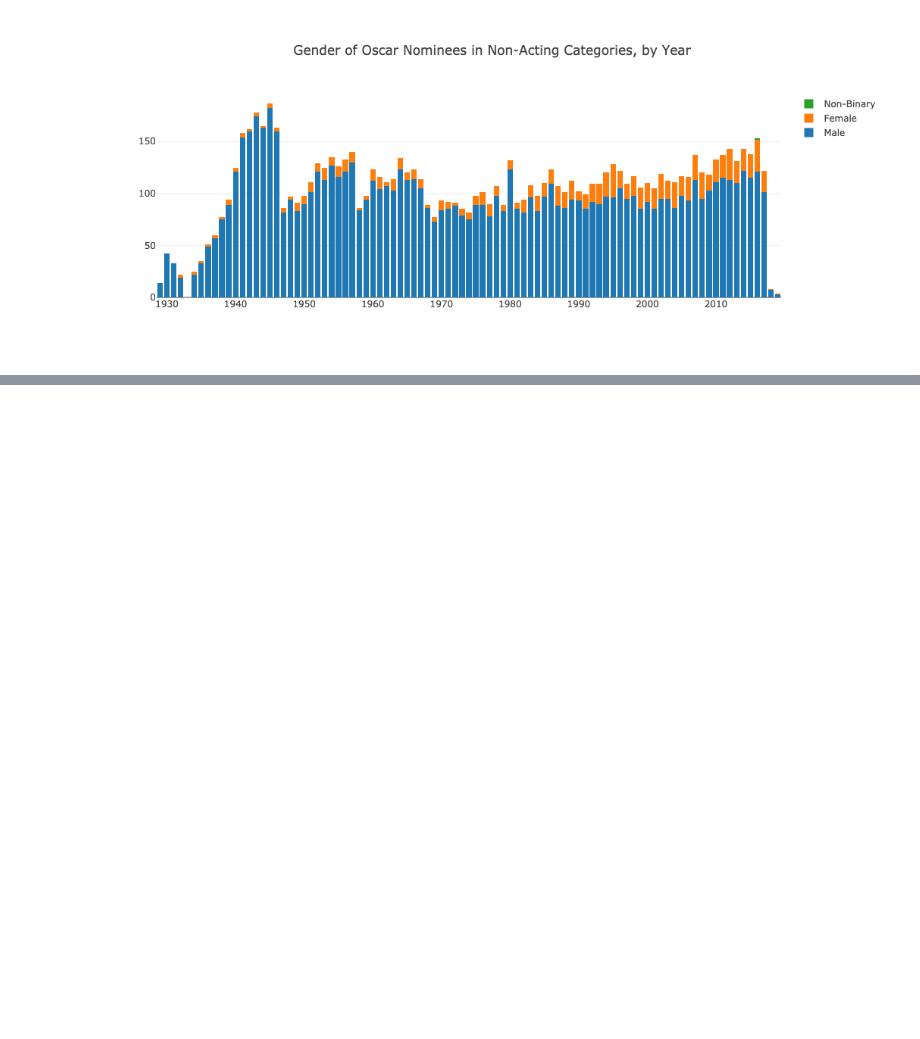
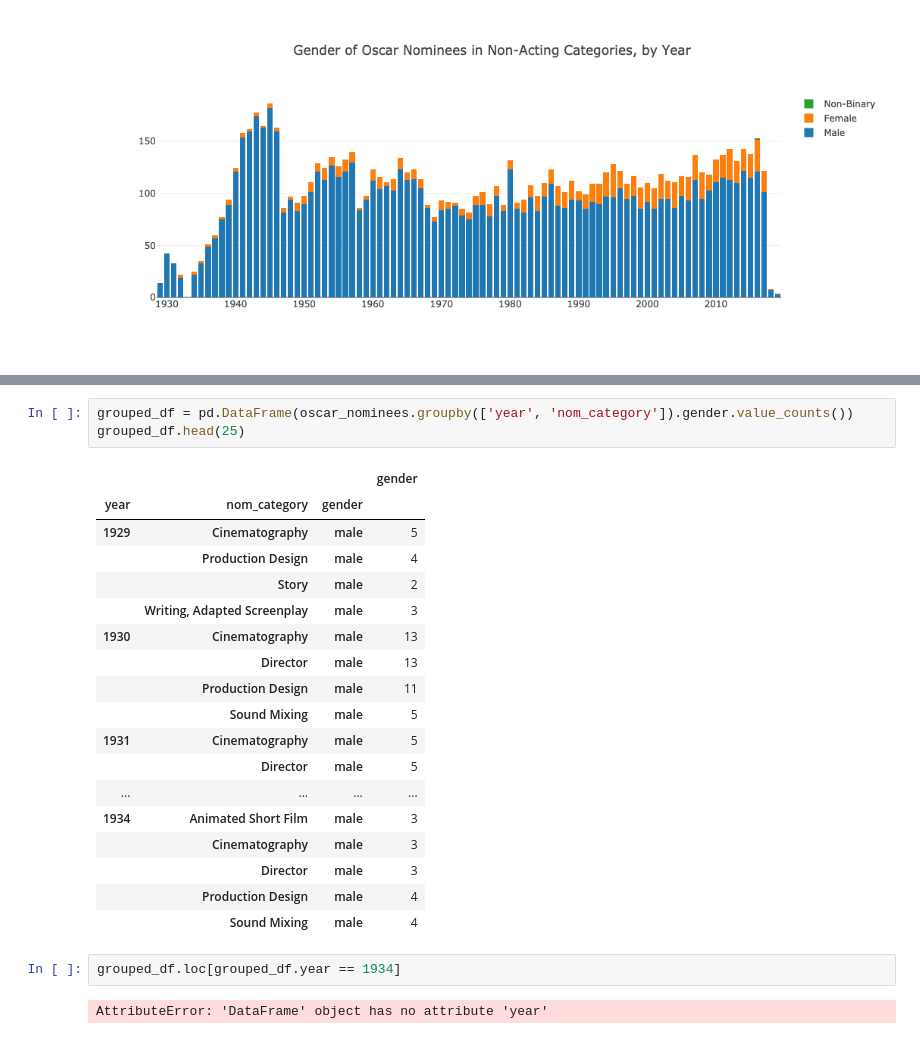
Before and after one commit to MagicMilly/women-in-film-analysis-dashboard, a Jupyter notebook: data_collection_cleaning/oscar_data.ipynb, the cells around one changed output, grey strips where cells are left out. Drawn from its saved outputs; the diff is of its cells as text; blank space fills up the shorter version.

```diff
--- a/data_collection_cleaning/oscar_data.ipynb
+++ b/data_collection_cleaning/oscar_data.ipynb
@@ -407,0 +435,26 @@ iplot(fig)
+# %%
+grouped_df = pd.DataFrame(oscar_nominees.groupby(['year', 'nom_category']).gender.value_counts())
+grouped_df.head(25)
+# %% [output]
+|  |  |  | gender |
+| year | nom_category | gender |  |
+| 1929 | Cinematography | male | 5 |
+|  | Production Design | male | 4 |
+|  | Story | male | 2 |
+|  | Writing, Adapted Screenplay | male | 3 |
+| 1930 | Cinematography | male | 13 |
+|  | Director | male | 13 |
+|  | Production Design | male | 11 |
+|  | Sound Mixing | male | 5 |
+| 1931 | Cinematography | male | 5 |
+|  | Director | male | 5 |
+| ... | ... | ... | ... |
+| 1934 | Animated Short Film | male | 3 |
+|  | Cinematography | male | 3 |
+|  | Director | male | 3 |
+|  | Production Design | male | 4 |
+|  | Sound Mixing | male | 4 |
+# %%
+grouped_df.loc[grouped_df.year == 1934]
+# %% [output]
+AttributeError: 'DataFrame' object has no attribute 'year'
```
Also changed, not shown: parts of 2 cells of this notebook, 1 other file.
